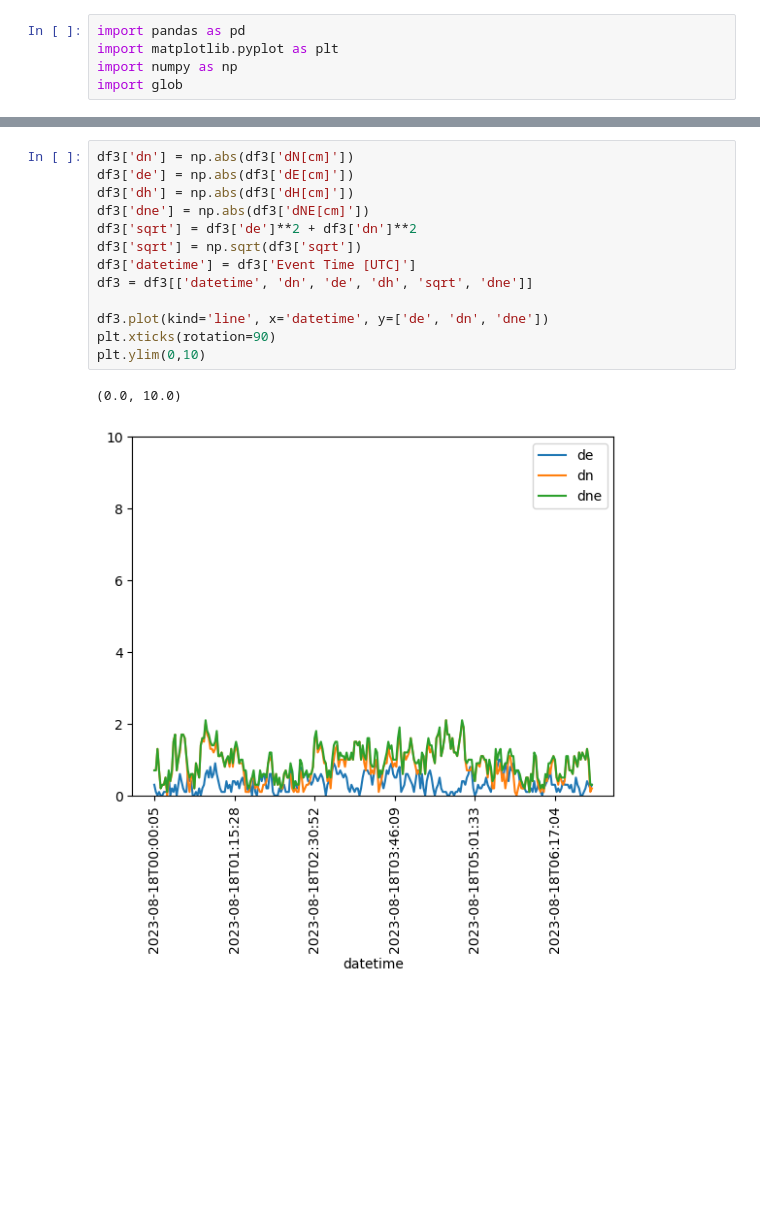
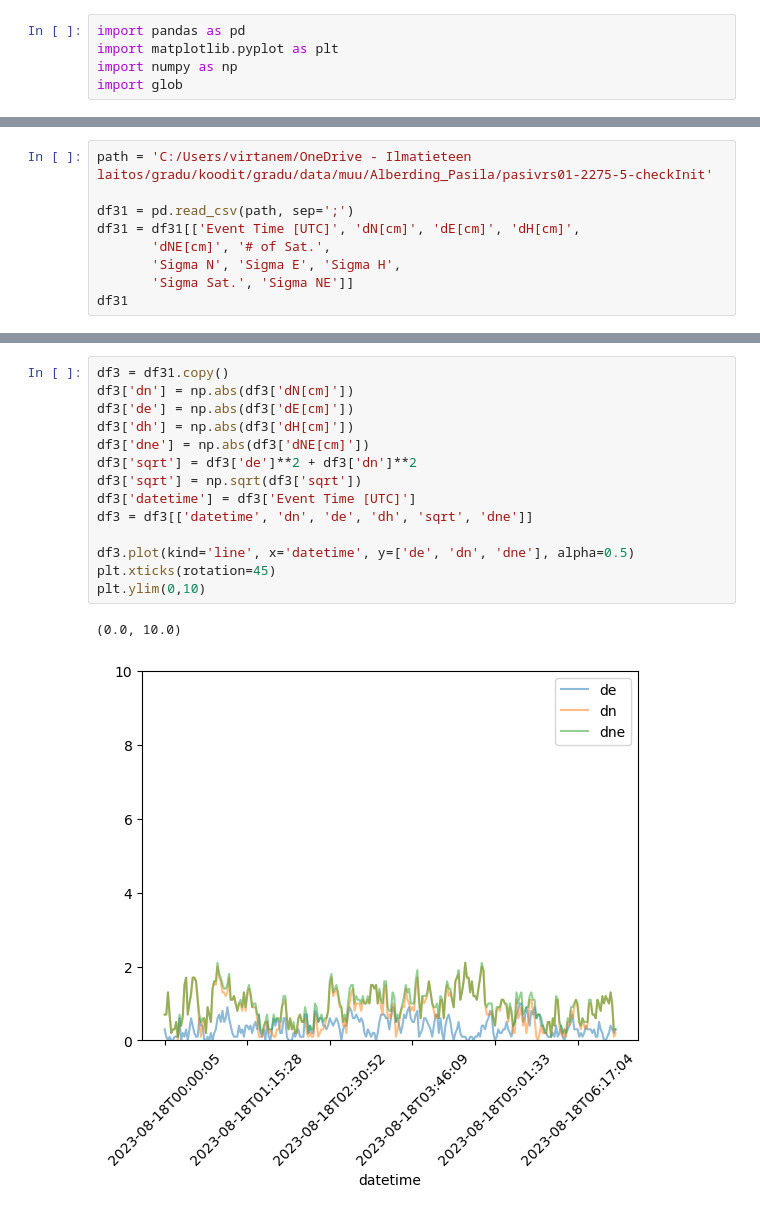
Before and after one commit to kuhaonmaraani/gradu, a Jupyter notebook: vanhat/rtk_first.ipynb, the cells around one changed output, grey strips where cells are left out. Cells and saved outputs as stored; diff of their text form; blank space fills up the shorter version.

```diff
--- a/vanhat/rtk_first.ipynb
+++ b/vanhat/rtk_first.ipynb
@@ -107,0 +86,9 @@ df3
+# %%
+path = 'C:/Users/virtanem/OneDrive - Ilmatieteen laitos/gradu/koodit/gradu/data/muu/Alberding_Pasila/pasivrs01-2275-5-checkInit'
+
+df31 = pd.read_csv(path, sep=';')
+df31 = df31[['Event Time [UTC]', 'dN[cm]', 'dE[cm]', 'dH[cm]',
+       'dNE[cm]', '# of Sat.',
+       'Sigma N', 'Sigma E', 'Sigma H',
+       'Sigma Sat.', 'Sigma NE']]
+df31
@@ -108,16 +109,17 @@ df3
 # %%
+df3 = df31.copy()
 df3['dn'] = np.abs(df3['dN[cm]'])
 df3['de'] = np.abs(df3['dE[cm]'])
 df3['dh'] = np.abs(df3['dH[cm]'])
 df3['dne'] = np.abs(df3['dNE[cm]'])
 df3['sqrt'] = df3['de']**2 + df3['dn']**2
 df3['sqrt'] = np.sqrt(df3['sqrt'])
 df3['datetime'] = df3['Event Time [UTC]']
 df3 = df3[['datetime', 'dn', 'de', 'dh', 'sqrt', 'dne']]
 
-df3.plot(kind='line', x='datetime', y=['de', 'dn', 'dne'])
-plt.xticks(rotation=90)
+df3.plot(kind='line', x='datetime', y=['de', 'dn', 'dne'], alpha=0.5)
+plt.xticks(rotation=45)
 plt.ylim(0,10)
 # %% [output]
 (0.0, 10.0)
-[figure, old version]
+[figure, new version]
```
Also changed, not shown: parts of 6 cells of this notebook, 2 other files.
